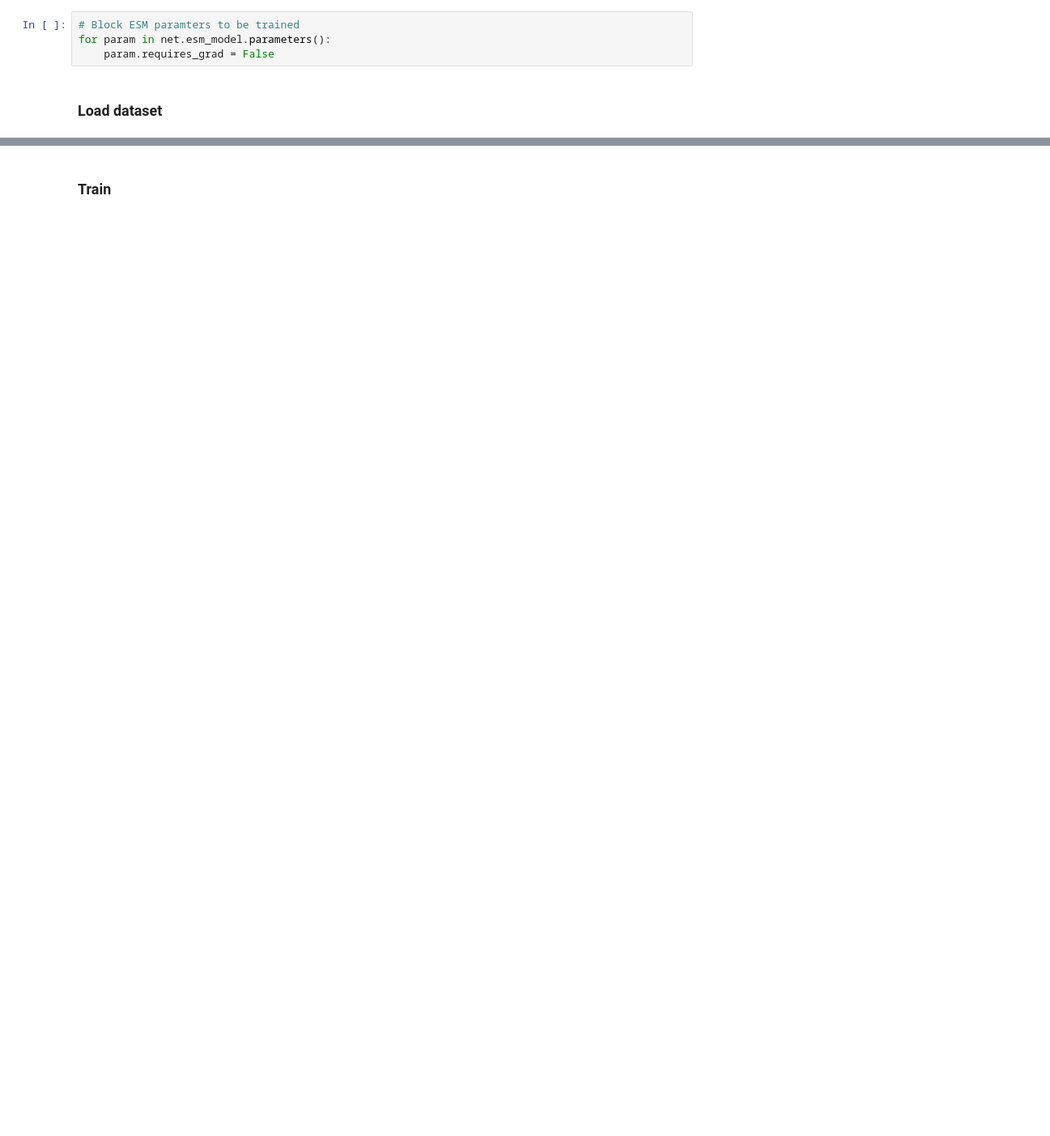
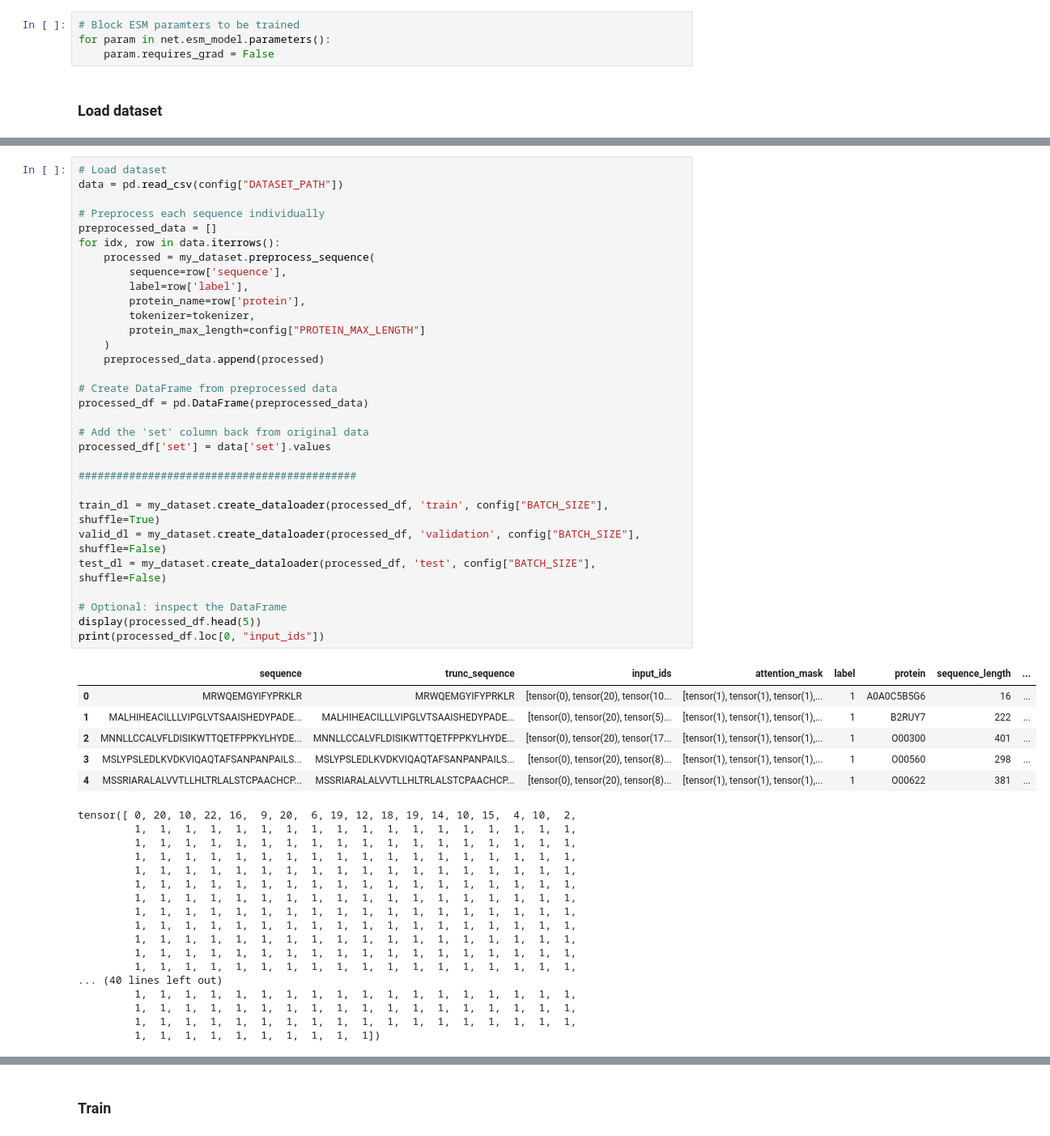
Before and after one commit to 8gabri8/ESMSec, a Jupyter notebook: my_train.ipynb, the cells around one changed output, grey strips where cells are left out. Shown at 81% size. Saved outputs shown, nothing was run; the diff lists cells and outputs as text; blank space fills up the shorter version.

```diff
--- a/my_train.ipynb
+++ b/my_train.ipynb
@@ -172 +160,56 @@ tensor([ 0, 20, 10, 22, 16,  9, 20,  6, 19, 12, 18, 19, 14, 10, 15,  4, 10,  2,
+# %%
+# Load dataset
+data = pd.read_csv(config["DATASET_PATH"])
+
+# Preprocess each sequence individually
+preprocessed_data = []
+for idx, row in data.iterrows():
+    processed = my_dataset.preprocess_sequence(
+        sequence=row['sequence'],
+        label=row['label'],
+        protein_name=row['protein'],
+        tokenizer=tokenizer,
+        protein_max_length=config["PROTEIN_MAX_LENGTH"]
+    )
+    preprocessed_data.append(processed)
+
+# Create DataFrame from preprocessed data
+processed_df = pd.DataFrame(preprocessed_data)
+
+# Add the 'set' column back from original data
+processed_df['set'] = data['set'].values
+
+############################################
+
+train_dl = my_dataset.create_dataloader(processed_df, 'train', config["BATCH_SIZE"], shuffle=True)
+valid_dl = my_dataset.create_dataloader(processed_df, 'validation', config["BATCH_SIZE"], shuffle=False)
+test_dl = my_dataset.create_dataloader(processed_df, 'test', config["BATCH_SIZE"], shuffle=False)
+
+# Optional: inspect the DataFrame
+display(processed_df.head(5))
+print(processed_df.loc[0, "input_ids"])
+# %% [output]
+|  | sequence | trunc_sequence | input_ids | attention_mask | label | protein | sequence_length | ... |
+| 0 | MRWQEMGYIFYPRKLR | MRWQEMGYIFYPRKLR | [tensor(0), tensor(20), tensor(10... | [tensor(1), tensor(1), tensor(1),... | 1 | A0A0C5B5G6 | 16 | ... |
+| 1 | MALHIHEACILLLVIPGLVTSAAISHEDYPADE... | MALHIHEACILLLVIPGLVTSAAISHEDYPADE... | [tensor(0), tensor(20), tensor(5)... | [tensor(1), tensor(1), tensor(1),... | 1 | B2RUY7 | 222 | ... |
+| 2 | MNNLLCCALVFLDISIKWTTQETFPPKYLHYDE... | MNNLLCCALVFLDISIKWTTQETFPPKYLHYDE... | [tensor(0), tensor(20), tensor(17... | [tensor(1), tensor(1), tensor(1),... | 1 | O00300 | 401 | ... |
+| 3 | MSLYPSLEDLKVDKVIQAQTAFSANPANPAILS... | MSLYPSLEDLKVDKVIQAQTAFSANPANPAILS... | [tensor(0), tensor(20), tensor(8)... | [tensor(1), tensor(1), tensor(1),... | 1 | O00560 | 298 | ... |
+| 4 | MSSRIARALALVVTLLHLTRLALSTCPAACHCP... | MSSRIARALALVVTLLHLTRLALSTCPAACHCP... | [tensor(0), tensor(20), tensor(8)... | [tensor(1), tensor(1), tensor(1),... | 1 | O00622 | 381 | ... |
+tensor([ 0, 20, 10, 22, 16,  9, 20,  6, 19, 12, 18, 19, 14, 10, 15,  4, 10,  2,
+         1,  1,  1,  1,  1,  1,  1,  1,  1,  1,  1,  1,  1,  1,  1,  1,  1,  1,
+         1,  1,  1,  1,  1,  1,  1,  1,  1,  1,  1,  1,  1,  1,  1,  1,  1,  1,
+         1,  1,  1,  1,  1,  1,  1,  1,  1,  1,  1,  1,  1,  1,  1,  1,  1,  1,
+         1,  1,  1,  1,  1,  1,  1,  1,  1,  1,  1,  1,  1,  1,  1,  1,  1,  1,
+         1,  1,  1,  1,  1,  1,  1,  1,  1,  1,  1,  1,  1,  1,  1,  1,  1,  1,
+         1,  1,  1,  1,  1,  1,  1,  1,  1,  1,  1,  1,  1,  1,  1,  1,  1,  1,
+         1,  1,  1,  1,  1,  1,  1,  1,  1,  1,  1,  1,  1,  1,  1,  1,  1,  1,
+         1,  1,  1,  1,  1,  1,  1,  1,  1,  1,  1,  1,  1,  1,  1,  1,  1,  1,
+         1,  1,  1,  1,  1,  1,  1,  1,  1,  1,  1,  1,  1,  1,  1,  1,  1,  1,
+         1,  1,  1,  1,  1,  1,  1,  1,  1,  1,  1,  1,  1,  1,  1,  1,  1,  1,
+         1,  1,  1,  1,  1,  1,  1,  1,  1,  1,  1,  1,  1,  1,  1,  1,  1,  1,
+... (40 lines left out)
+         1,  1,  1,  1,  1,  1,  1,  1,  1,  1,  1,  1,  1,  1,  1,  1,  1,  1,
+         1,  1,  1,  1,  1,  1,  1,  1,  1,  1,  1,  1,  1,  1,  1,  1,  1,  1,
+         1,  1,  1,  1,  1,  1,  1,  1,  1,  1,  1,  1,  1,  1,  1,  1,  1,  1,
+         1,  1,  1,  1,  1,  1,  1,  1,  1,  1])
 # %%
```
Also changed, not shown: parts of 8 cells of this notebook, 3 other files.
